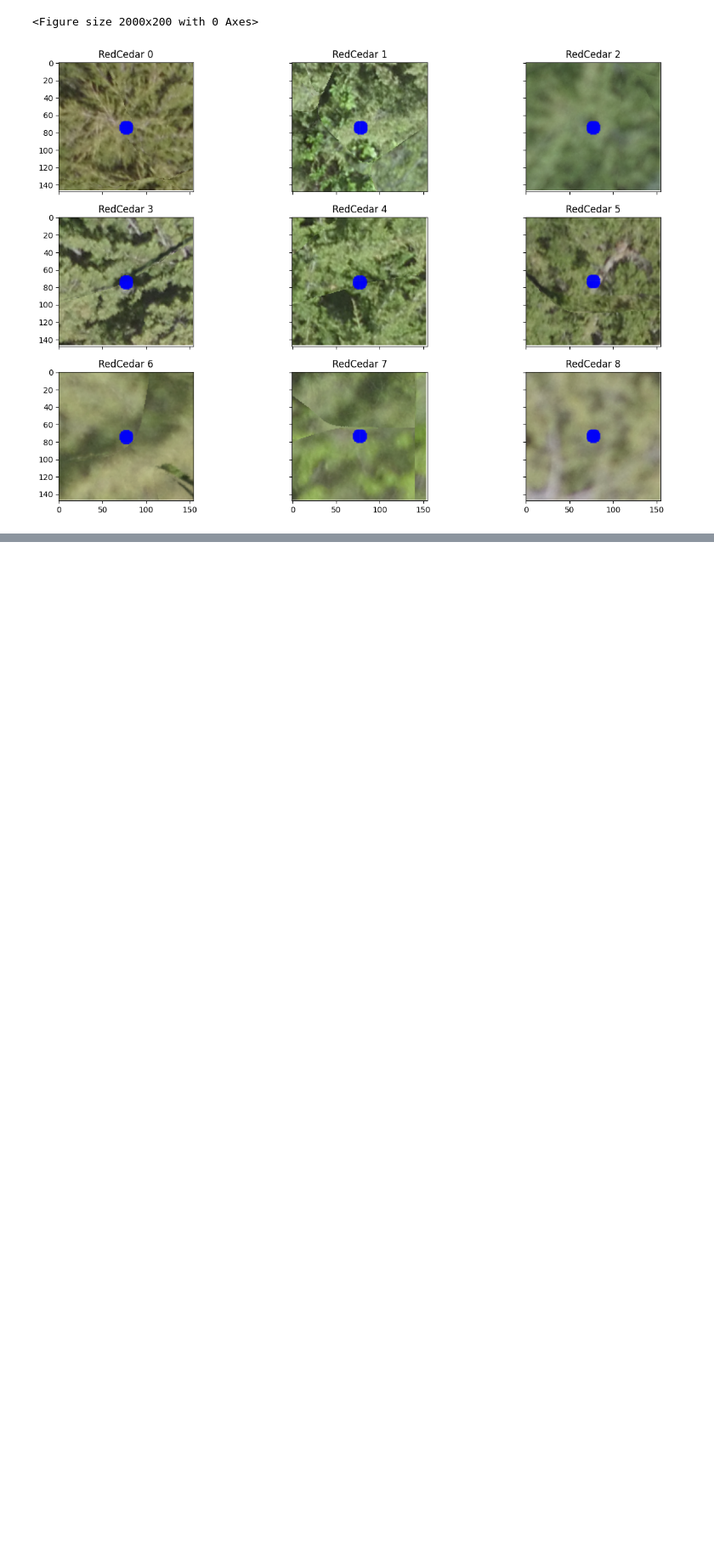
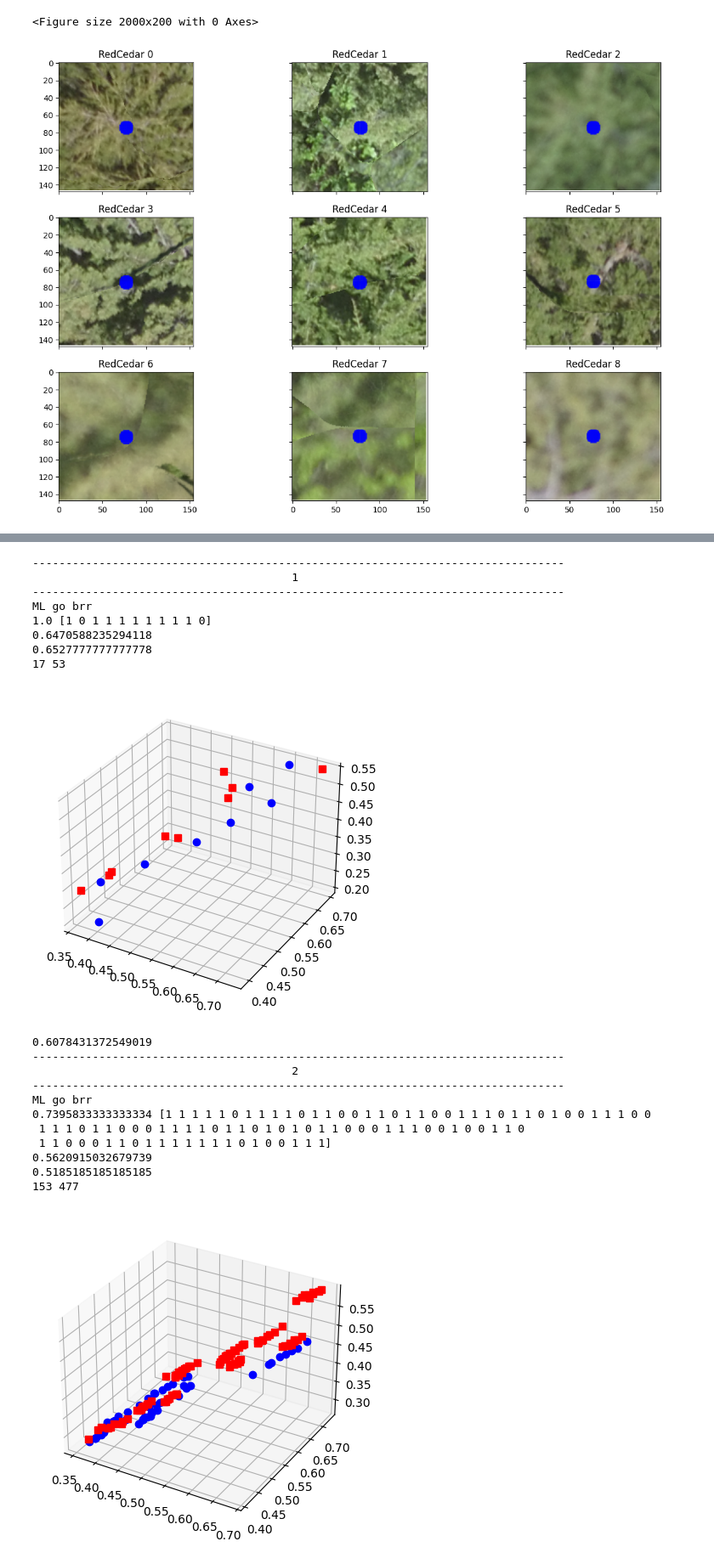
Before and after one commit to ArianeMora/remseno, a Jupyter notebook: notebooks/Figure1.ipynb, the cells around one changed output, grey strips where cells are left out. Shown at 85% size. Cells and saved outputs as stored; diff of their text form; code cells hidden in the pictures; blank space fills up the shorter version.

Commit message:
Adding in plots

```diff
--- a/notebooks/Figure1.ipynb
+++ b/notebooks/Figure1.ipynb
@@ -150,13 +152,13 @@ for i, yi in enumerate(grid_y):
         x = df[c.x_col].values[axi]
         y = df[c.y_col].values[axi]
         y, x = o.image.index(x, y)
-        bb = c.build_circle_from_centre_point(x, y, 8)
+        bb = c.build_circle_from_centre_point(x, y, 2)
         for b in bb:
             ax.scatter(b[0]-x0, b[1]-y0, s=2, c=colour[axi], alpha=0.5)
         ax.set_title(f'{tree_labels[axi]} {axi}')
         axi += 1
 
-plt.savefig('AllData.svg')
+plt.savefig(f'{fig_dir}Figure1_RedCedar.svg')
 # %% [output]
 <Figure size 2000x200 with 0 Axes>
 [figure]
@@ -364,4 +164,0 @@ Clipping input data to the valid range for imshow with RGB data ([0..1] for floa
-# %%
-ml = ML()
-ml_df = ml.train_ml(o, bands=[1, 2, 3], coords=c, max_pixel_padding=2)
-ml_df.to_csv(f'{data_dir}ML_DF.csv')
@@ -455,0 +598,31 @@ Doesn't have a mask!
+# %%
+clf = svm.SVC(C=8.0, kernel='poly', class_weight='balanced')
+
+u = SciUtil()
+for i in [1, 2, 3, 5]:
+    u.dp([i])
+    ml = ML()
+    ml_df = ml.train_ml(clf, o, bands=[1, 2, 3], coords=c, normalise=True, max_pixel_padding=i)
+    ml_df.to_csv(f'{data_dir}ML_DF_{i}.csv')
+# %% [output]
+--------------------------------------------------------------------------------
+                                       1
+--------------------------------------------------------------------------------
+ML go brr
+1.0 [1 0 1 1 1 1 1 1 1 1 0]
+0.6470588235294118
+0.6527777777777778
+17 53
+[figure, added]
+0.6078431372549019
+--------------------------------------------------------------------------------
+                                       2
+--------------------------------------------------------------------------------
+ML go brr
+0.7395833333333334 [1 1 1 1 1 0 1 1 1 1 0 1 1 0 0 1 1 0 1 1 0 0 1 1 1 0 1 1 0 1 0 0 1 1 1 0 0
+ 1 1 1 0 1 1 0 0 0 1 1 1 1 0 1 1 0 1 0 1 0 1 1 0 0 0 1 1 1 0 0 1 0 0 1 1 0
+ 1 1 0 0 0 1 1 0 1 1 1 1 1 1 1 0 1 0 0 1 1 1]
+0.5620915032679739
+0.5185185185185185
+153 477
+[figure, added]
```
Also changed, not shown: parts of 31 cells of this notebook, 3 other files.
